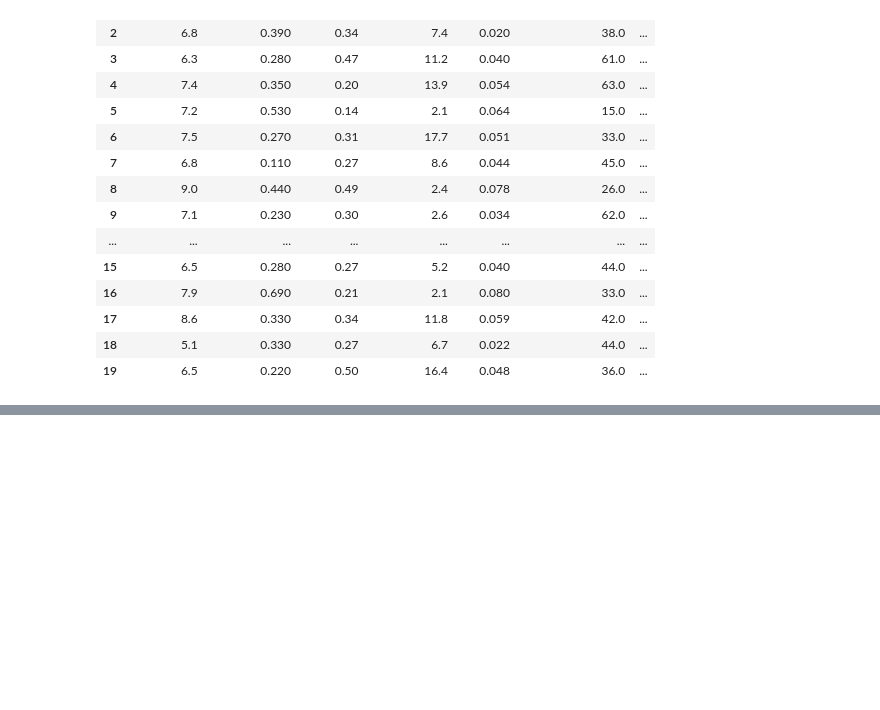
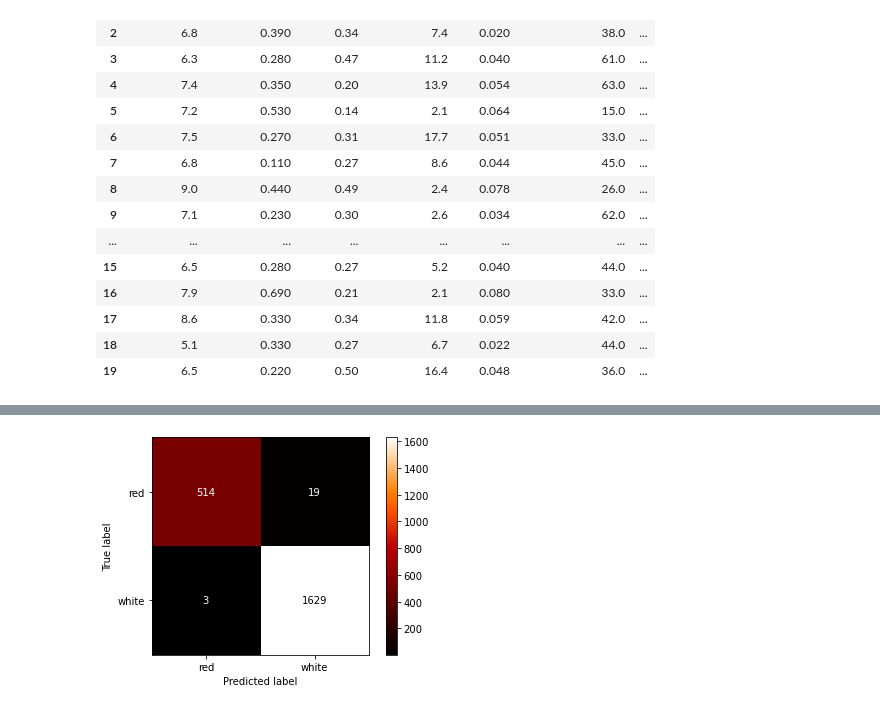
Before and after one commit to GitKPAN/4_BlueBerry-Winery, a Jupyter notebook: Blue_Berry_Winery.ipynb, the cells around one changed output, grey strips where cells are left out. Cells and saved outputs as stored; diff of their text form; code cells hidden in the pictures; blank space fills up the shorter version.

```diff
--- a/Blue_Berry_Winery.ipynb
+++ b/Blue_Berry_Winery.ipynb
@@ -2000,0 +2067,80 @@ Overall Accuracy: 98.61431870669746 %
+# %%
+# In this cell we want to normalize the data in the loop function to prevent data leakage. Otherwise the code is as above. We change the variable intentionally to see whether we truly understand the underlying concept of function and methods below
+
+#Since we have an imbalance dataset, we want to take the ratios into account when sampling and thus try the Stratified Kfold split function below to predic red or white wines
+
+# First we generate our dataset like we did before, encode the categorical target column and specify the inputs and outputs
+
+# We already have an encoded data set. We initialize it in this cell and check a teaser of its content
+print("--------------------------------------------------------")
+print("checking the encoded table")
+print(wines_nu.head(5), "\n")
+
+# And now we split the dataset into input and output, whereby X = input and Y = output
+X = wines_nu.iloc[:,:-4]
+Y = wines_nu.iloc[:,-1]
+
+# Here we check our input and output variables
+print("--------------------------------------------------------")
+print("checking input variables")
+print(X.head(5), "\n")
+
+print("--------------------------------------------------------")
+print("checking output variables")
+print(Y.head(5), "\n")
+
+# Everything is working as expected. So we move on
+
+#defining the classification model
+lr = LogisticRegression()
+
+# Now we create a StratifiedKFold object with 3 folds
+skf = StratifiedKFold(n_splits=3, shuffle=True, random_state=1)
+
+accu_score = []
+
+# Now we are ready to use the function to create our folds
+for train_index, test_index in skf.split(X, Y):
+    X_train, X_test = X.iloc[train_index], X.iloc[test_index]
+    Y_train, Y_test = Y[train_index], Y[test_index]
+
+    #Now its time to normalise our input features with normalisation technique
+    scaler = preprocessing.MinMaxScaler().fit(X_train)  #we want to fit the scaler, in this case, minmax, to the training data
+
+    #then I apply it to the train & test data
+    X_train_scaled = scaler.transform(X_train)
+    X_test_scaled = scaler.transform(X_test)
+
+    lr.fit(X_train_scaled, Y_train)
+    Y_predict = lr.predict(X_test_scaled)
+
+    accuracy = accuracy_score(Y_predict, Y_test)
+    accu_score.append(accuracy)
+
+# Printing the results
+print("--------------------------------------------------------")
+print("checking the accuracy of our model")
+
+print('List of possible accuracy:', accu_score)
+
+print('\nMaximum Accuracy That can be obtained from this model is:',max(accu_score)*100, '%')
+
+print('\nMinimum Accuracy:', min(accu_score)*100, '%')
+
+print('\nOverall Accuracy (mean):', np.mean(accu_score)*100, '%',"\n")
+
+print("--------------------------------------------------------")
+print("The Classificaion Report for our model:")
+print(classification_report(Y_test, Y_predict, target_names=["red", "white"]),"\n")
+
+print("--------------------------------------------------------")
+kappa = cohen_kappa_score(Y_test, Y_predict)
+print("Cohen-Kappa score:", kappa, "\n")
+
+print("--------------------------------------------------------")
+# Now we want to visualize the Confusion Matrix
+print("Confusion Matrix after using Startified KFOLD:")
+ConfusionMatrixDisplay.from_predictions(Y_test, Y_predict, display_labels= ["red", "white"] ,colorbar= True, cmap="gist_heat")
+
+plt.show()
+# %% [output]
@@ -2000,0 +2164 @@ Overall Accuracy: 98.61431870669746 %
+[figure, added]
```
Also changed, not shown: parts of 6 cells of this notebook.
